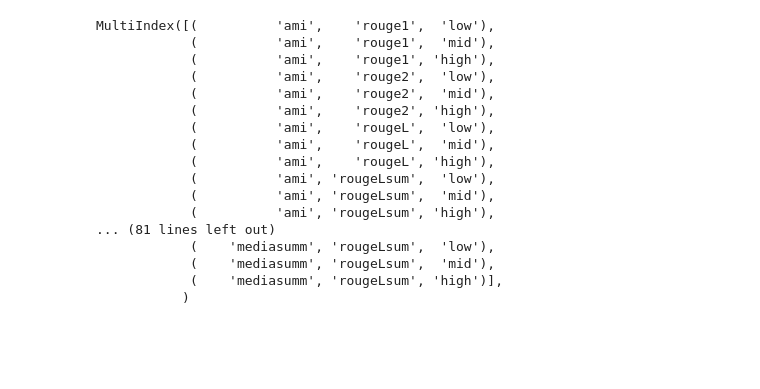
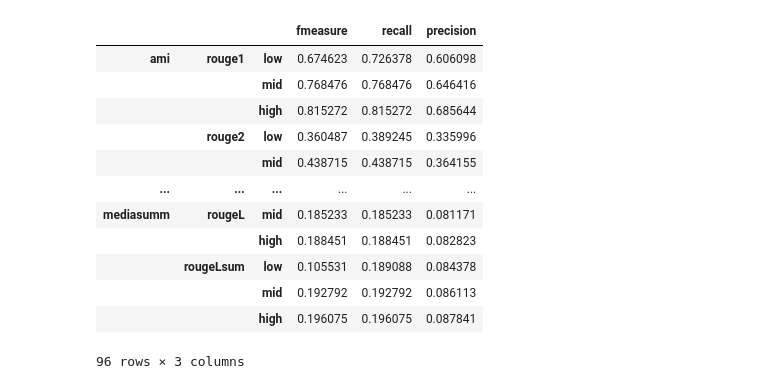
Before and after one commit to parambharat/AC215_projectgarble, a Jupyter notebook: notebooks/dataset_eda.ipynb, the cells around one changed output. Cells and saved outputs as stored; diff of their text form; code cells hidden in the pictures; blank space fills up the shorter version.

```diff
--- a/notebooks/dataset_eda.ipynb
+++ b/notebooks/dataset_eda.ipynb
@@ -873,25 +902,18 @@ baseline_scores.to_json(
     "/Users/bebop/Documents/courses/APCOMP215/AC215_projectgarble/datasets/raw/supervised/summarization/baseline_scores.json")
 # %%
 baseline_scores = pd.read_json("datasets/raw/supervised/summarization/baseline_scores.json")
+baseline_scores.set_index(baseline_scores.index.map(ast.literal_eval))
+# %% [output]
+|  |  |  | fmeasure | recall | precision |
+| ami | rouge1 | low | 0.674623 | 0.726378 | 0.606098 |
+|  |  | mid | 0.768476 | 0.768476 | 0.646416 |
+|  |  | high | 0.815272 | 0.815272 | 0.685644 |
+|  | rouge2 | low | 0.360487 | 0.389245 | 0.335996 |
+|  |  | mid | 0.438715 | 0.438715 | 0.364155 |
+| ... | ... | ... | ... | ... | ... |
+| mediasumm | rougeL | mid | 0.185233 | 0.185233 | 0.081171 |
+|  |  | high | 0.188451 | 0.188451 | 0.082823 |
+|  | rougeLsum | low | 0.105531 | 0.189088 | 0.084378 |
+|  |  | mid | 0.192792 | 0.192792 | 0.086113 |
+|  |  | high | 0.196075 | 0.196075 | 0.087841 |
+96 rows × 3 columns
-# %%
-import ast
-
-baseline_scores.index.map(ast.literal_eval)
-# %% [output]
-MultiIndex([(          'ami',    'rouge1',  'low'),
-            (          'ami',    'rouge1',  'mid'),
-            (          'ami',    'rouge1', 'high'),
-            (          'ami',    'rouge2',  'low'),
-            (          'ami',    'rouge2',  'mid'),
-            (          'ami',    'rouge2', 'high'),
-            (          'ami',    'rougeL',  'low'),
-            (          'ami',    'rougeL',  'mid'),
-            (          'ami',    'rougeL', 'high'),
-            (          'ami', 'rougeLsum',  'low'),
-            (          'ami', 'rougeLsum',  'mid'),
-            (          'ami', 'rougeLsum', 'high'),
-... (81 lines left out)
-            (    'mediasumm', 'rougeLsum',  'low'),
-            (    'mediasumm', 'rougeLsum',  'mid'),
-            (    'mediasumm', 'rougeLsum', 'high')],
-           )
```
Also changed, not shown: parts of 15 cells of this notebook, 1 other file.
